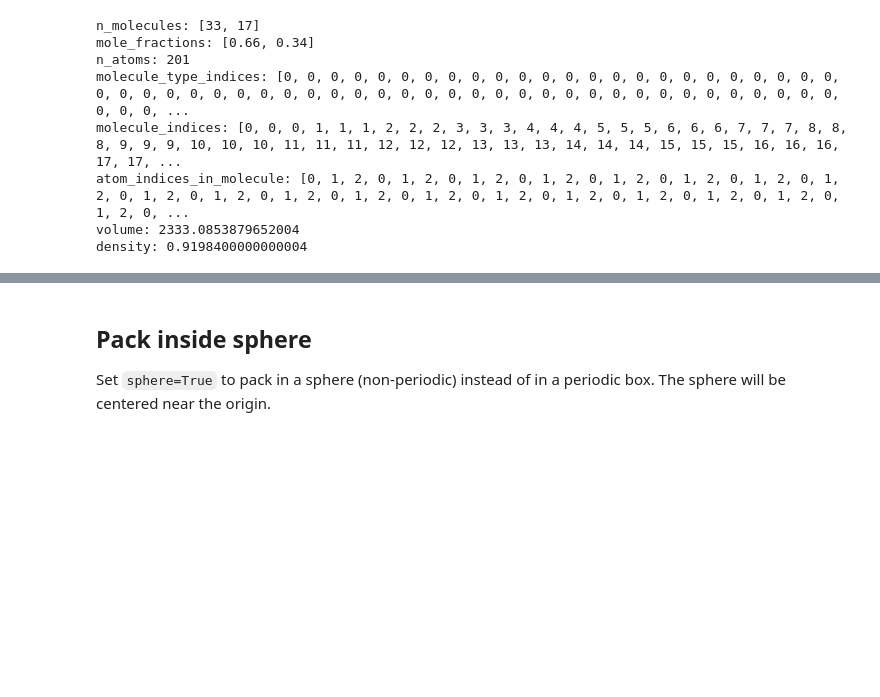
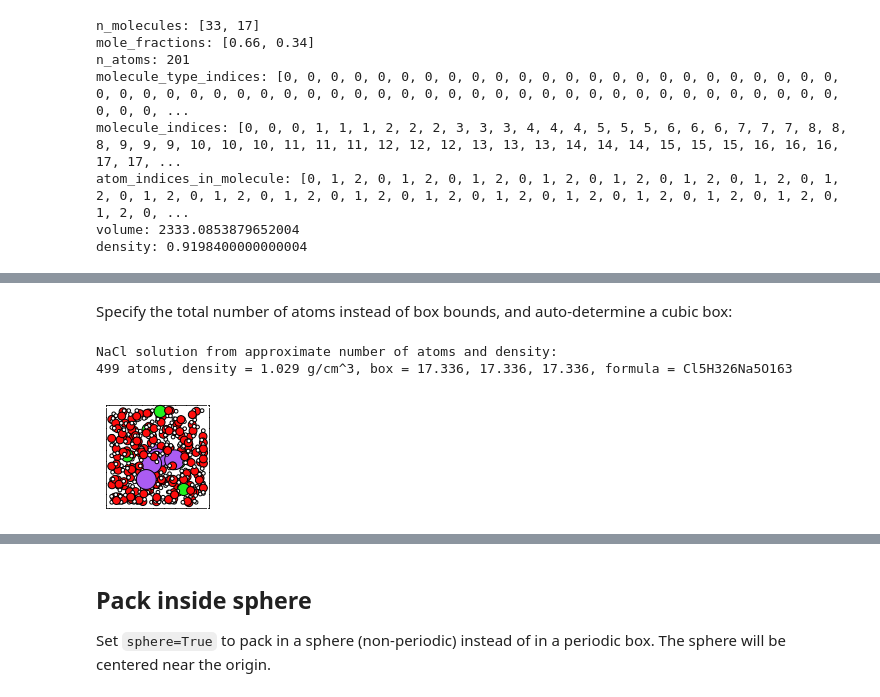
Before and after one commit to patrickmelix/PLAMS, a Jupyter notebook: examples/PackMolExample/PackMol.ipynb, the cells around one changed output, grey strips where cells are left out. Saved outputs shown, nothing was run; the diff lists cells and outputs as text; code cells hidden in the pictures; blank space fills up the shorter version.

```diff
--- a/examples/PackMolExample/PackMol.ipynb
+++ b/examples/PackMolExample/PackMol.ipynb
@@ -244,0 +249,13 @@ Sodium chloride solution from approximate density (in g/cm^3) and box bounds, an
+# %% [markdown]
+Specify the total number of atoms instead of box bounds, and auto-determine a cubic box:
+# %%
+if AMS2026:
+    print("NaCl solution from approximate number of atoms and density:")
+    out = packmol([sodium, chloride, water], n_molecules=[5, 5, None], density=1.029, n_atoms=500)
+    printsummary(out)
+    out.write("sodium-chloride-solution-2.xyz")
+    plot_molecule(out);
+# %% [output]
+NaCl solution from approximate number of atoms and density:
+499 atoms, density = 1.029 g/cm^3, box = 17.336, 17.336, 17.336, formula = Cl5H326Na5O163
+[figure, added]
```
Also changed, not shown: parts of 33 cells of this notebook, 36 other files.
